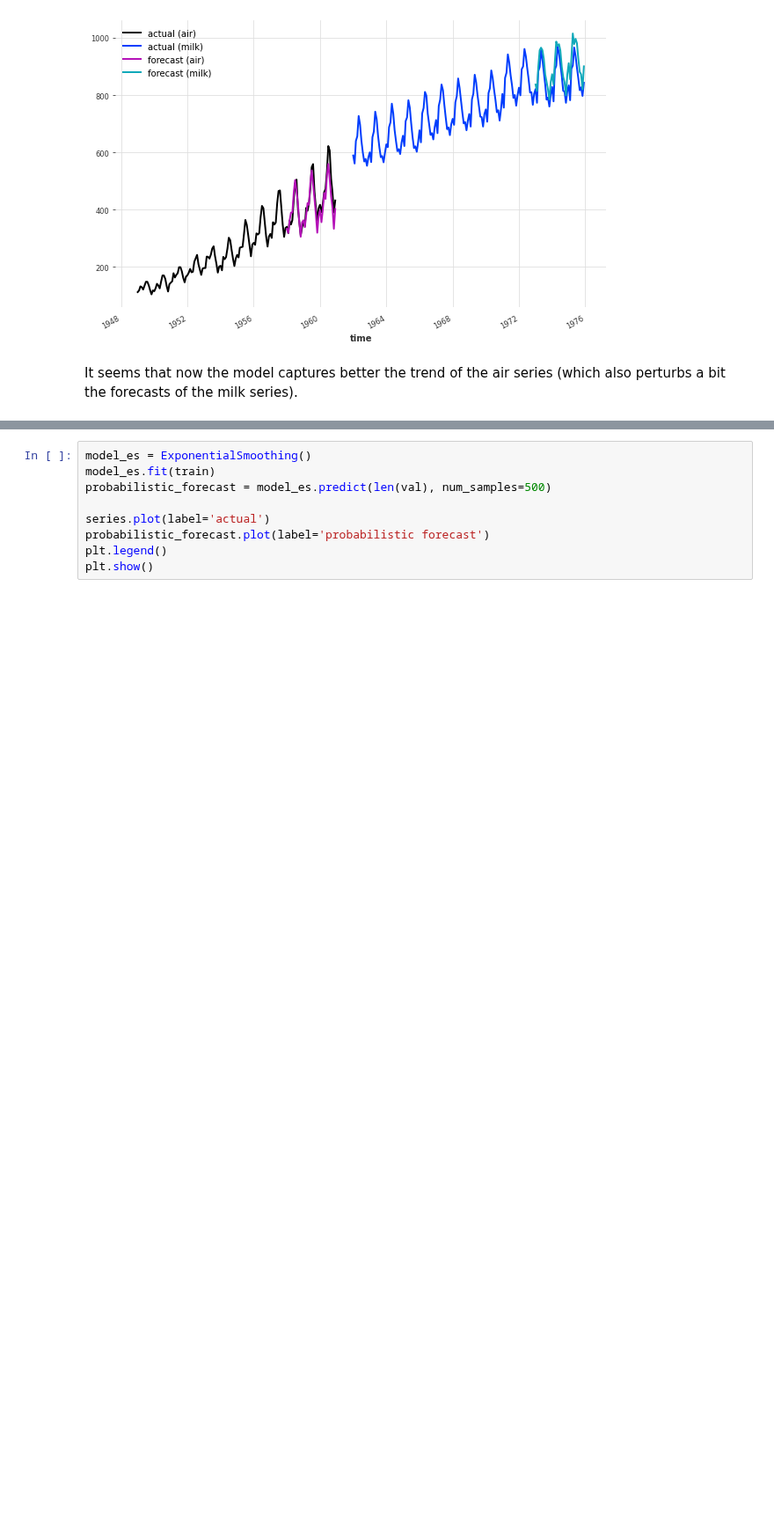
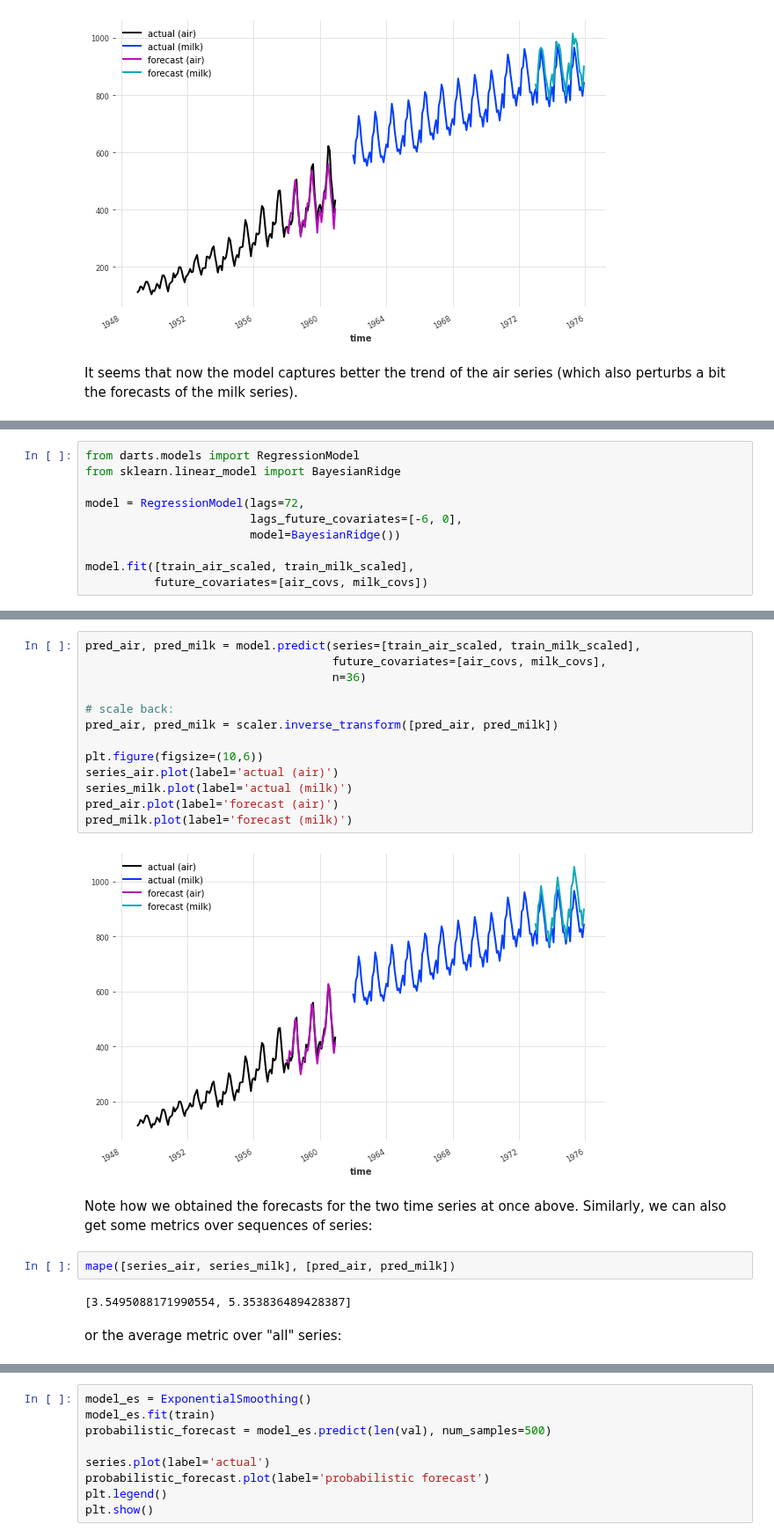
Before and after one commit to unit8co/darts, a Jupyter notebook: examples/00-quickstart.ipynb, the cells around one changed output, grey strips where cells are left out. Shown at 88% size. Saved outputs shown, nothing was run; the diff lists cells and outputs as text; blank space fills up the shorter version.

```diff
--- a/examples/00-quickstart.ipynb
+++ b/examples/00-quickstart.ipynb
@@ -567,0 +580,10 @@ It seems that now the model captures better the trend of the air series (which a
+# %%
+from darts.models import RegressionModel
+from sklearn.linear_model import BayesianRidge
+
+model = RegressionModel(lags=72,
+                        lags_future_covariates=[-6, 0],
+                        model=BayesianRidge())
+
+model.fit([train_air_scaled, train_milk_scaled],
+          future_covariates=[air_covs, milk_covs])
@@ -567,0 +597,23 @@ It seems that now the model captures better the trend of the air series (which a
+# %%
+pred_air, pred_milk = model.predict(series=[train_air_scaled, train_milk_scaled],
+                                    future_covariates=[air_covs, milk_covs],
+                                    n=36)
+
+# scale back:
+pred_air, pred_milk = scaler.inverse_transform([pred_air, pred_milk])
+
+plt.figure(figsize=(10,6))
+series_air.plot(label='actual (air)')
+series_milk.plot(label='actual (milk)')
+pred_air.plot(label='forecast (air)')
+pred_milk.plot(label='forecast (milk)')
+# %% [output]
+[figure, added]
+# %% [markdown]
+Note how we obtained the forecasts for the two time series at once above. Similarly, we can also get some metrics over sequences of series:
+# %%
+mape([series_air, series_milk], [pred_air, pred_milk])
+# %% [output]
+[3.5495088171990554, 5.353836489428387]
+# %% [markdown]
+or the average metric over "all" series:
```
Also changed, not shown: parts of 34 cells of this notebook, 1 other file.
